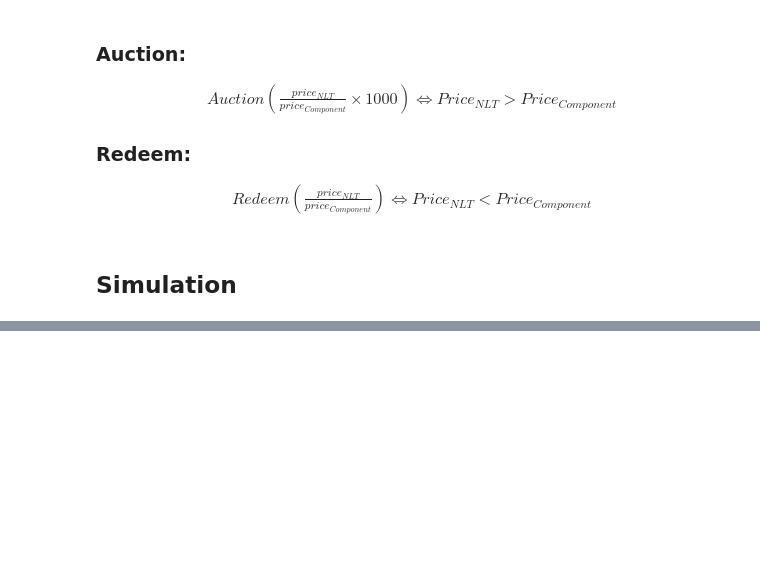
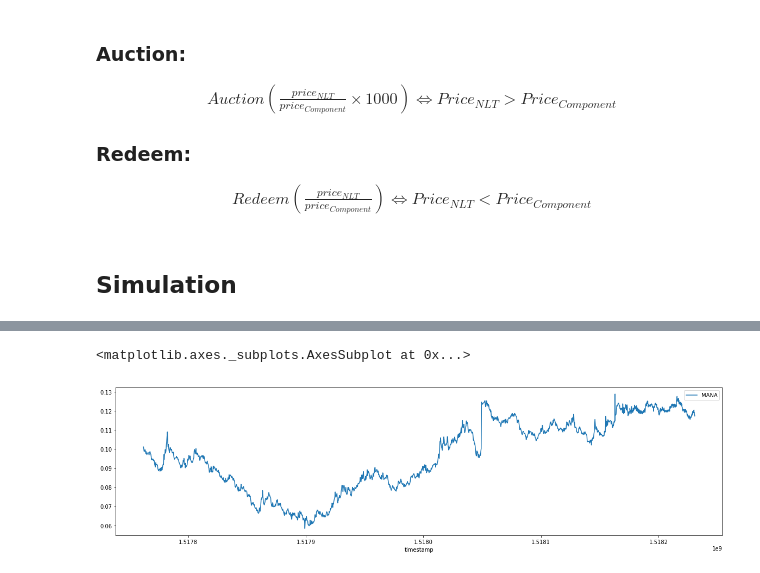
Before and after one commit to winkidney/ntl_sim, a Jupyter notebook: Visualization.ipynb, the cells around one changed output, grey strips where cells are left out. Saved outputs shown, nothing was run; the diff lists cells and outputs as text; code cells hidden in the pictures; blank space fills up the shorter version.

```diff
--- a/Visualization.ipynb
+++ b/Visualization.ipynb
@@ -98,0 +99,5 @@ pd.merge(m,
+# %%
+m.plot(y='MANA', x='timestamp', figsize=(20, 5))
+# %% [output]
+<matplotlib.axes._subplots.AxesSubplot at 0x...>
+[figure, added]
```
Also changed, not shown: parts of 8 cells of this notebook, 5 other files.
